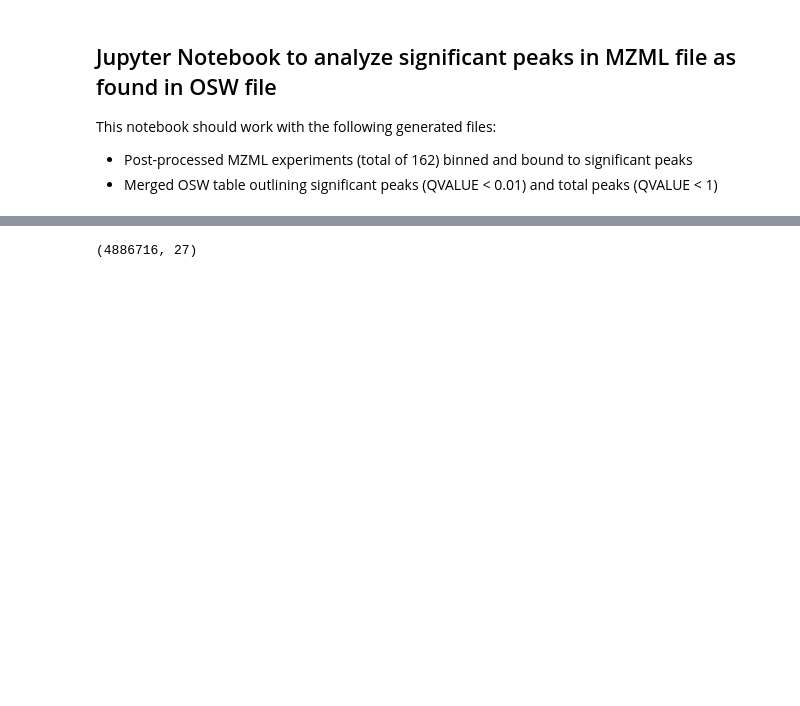
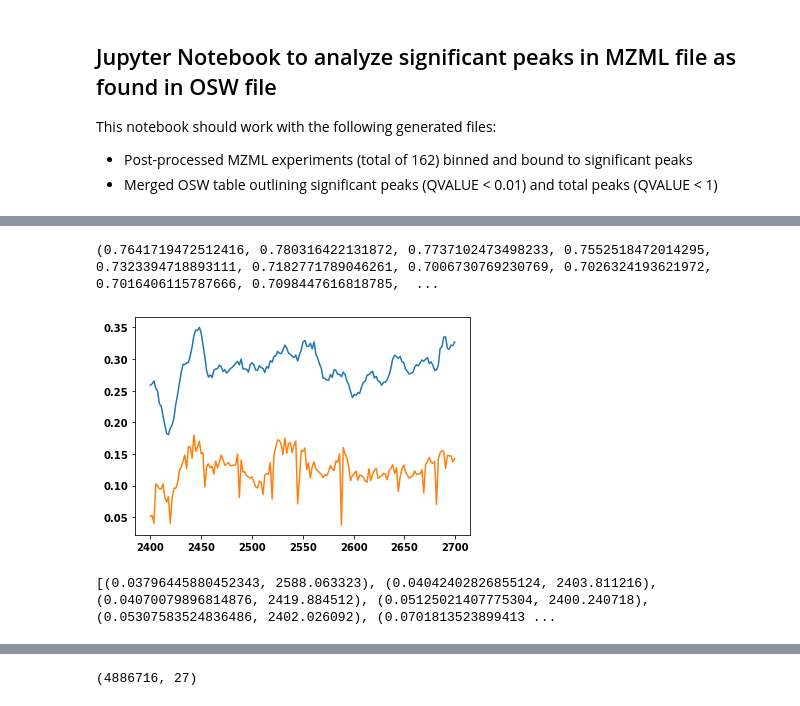
Before and after one commit to irahorecka/roest-ms, a Jupyter notebook: sig-peak-dia.ipynb, the cells around one changed output, grey strips where cells are left out. Drawn from its saved outputs; the diff is of its cells as text; code cells hidden in the pictures; blank space fills up the shorter version.

```diff
--- a/sig-peak-dia.ipynb
+++ b/sig-peak-dia.ipynb
@@ -61,0 +74,17 @@ mzml_1_162_df.head(10)[["FEATURE_ID", "TRANSITION_ID"]]
+# %%
+import pyopenms as pms
+
+mzml_filepath = (
+    MZML_DIR
+    / "Rost_DIApy3_SP2um_90min_250ngK562_100nL_1_Slot1-5_1_1330_6-28-2021_0_2400_to_2700_swath_700.mzML"
+)
+
+
+def get_msexperiment_obj(mzml_filepath):
+    # Read corresponding mzML file and load it into pyopenms object
+    msexperiment = pms.MSExperiment()
+    pms.MzMLFile().load(str(mzml_filepath), msexperiment)
+    return msexperiment
+
+
+exps = get_msexperiment_obj(mzml_filepath)
@@ -61,0 +246,34 @@ mzml_1_162_df.head(10)[["FEATURE_ID", "TRANSITION_ID"]]
+# %%
+# GET ALL PERC FEATURES AND RT - SORT BY RT - PREP FOR PLOTTING
+
+
+def get_exp_rt_from_frame_id(exps, frame_id):
+    for exp in exps:
+        if exp.getNativeID() == frame_id:
+            return exp.getRT()
+
+
+summary = []
+for run in mzml_perc_list:
+    frame_id = run[-1]
+    run = list(run)
+    run.append(get_exp_rt_from_frame_id(exps, frame_id))
+    summary.append(run)
+
+summary = sorted(summary, key=lambda x: x[-1])
+mz_perc, mz_rt_perc, mz_rt_im_perc, exp_id, exp_rt = zip(*summary)
+# %% [output]
+(0.7641719472512416, 0.780316422131872, 0.7737102473498233, 0.7552518472014295, 0.7323394718893111, 0.7182771789046261, 0.7006730769230769, 0.7026324193621972, 0.7016406115787666, 0.7098447616818785,  ...
+# %%
+import matplotlib.pyplot as plt
+
+# plt.plot(exp_rt, mz_perc, label="mz_perc")
+plt.plot(exp_rt, mz_rt_perc, label="mz_rt_perc")
+plt.plot(exp_rt, mz_rt_im_perc, label="mz_rt_im_perc")
+plt.show()
+# %% [output]
+[figure, added]
+# %%
+print(sorted(zip(mz_rt_im_perc, exp_rt)))
+# %% [output]
+[(0.03796445880452343, 2588.063323), (0.04042402826855124, 2403.811216), (0.04070079896814876, 2419.884512), (0.05125021407775304, 2400.240718), (0.05307583524836486, 2402.026092), (0.0701813523899413 ...
```
Also changed, not shown: parts of 17 cells of this notebook, 2 other files.
